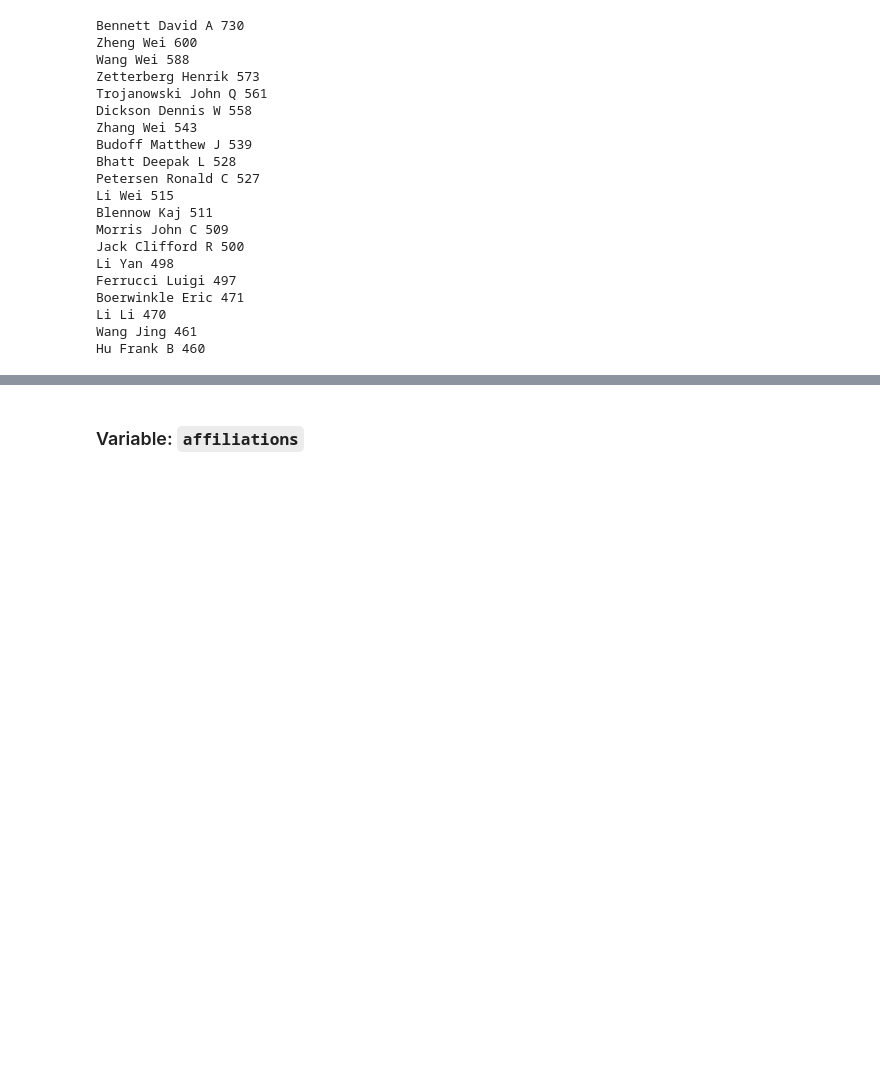
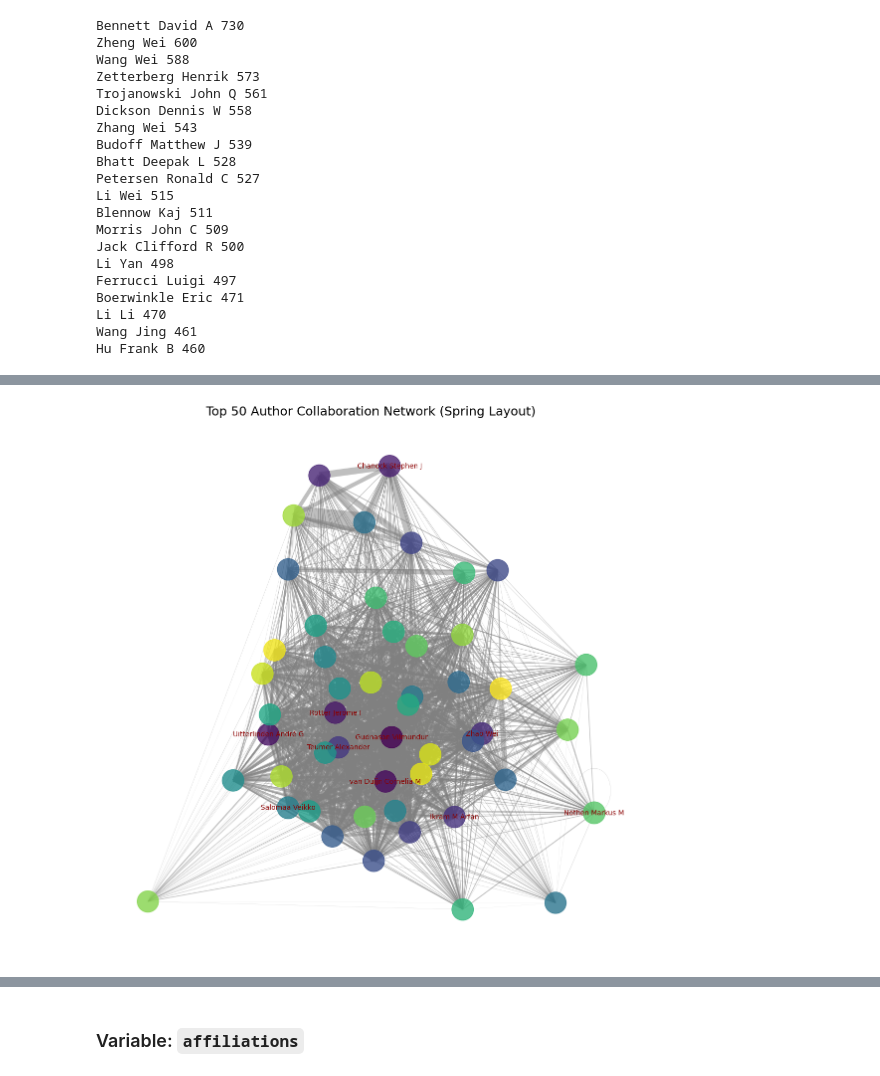
Before and after one commit to mateuszpliszka/PubMedResearch, a Jupyter notebook: 2.EDA_Tokenization.ipynb, the cells around one changed output, grey strips where cells are left out. Cells and saved outputs as stored; diff of their text form; code cells hidden in the pictures; blank space fills up the shorter version.

```diff
--- a/2.EDA_Tokenization.ipynb
+++ b/2.EDA_Tokenization.ipynb
@@ -2860,0 +2953,43 @@ Hu Frank B 460
+# %%
+import matplotlib.pyplot as plt
+import networkx as nx
+
+# Customize node sizes based on degree
+node_sizes = [subgraph.degree[node] * 20 for node in subgraph.nodes]  # Scale size
+node_colors = range(len(subgraph.nodes))  # Gradient color mapping
+
+# Customize edge widths based on weight
+edge_widths = [subgraph[u][v]['weight'] for u, v in subgraph.edges]
+
+# Draw graph with spring layout
+plt.figure(figsize=(14, 14))
+pos = nx.spring_layout(subgraph, seed=42)  # Seed ensures consistent layout
+
+nx.draw_networkx_nodes(
+    subgraph,
+    pos,
+    node_size=node_sizes,
+    node_color=node_colors,
+    cmap=plt.cm.viridis,  # Color map
+    alpha=0.8
+)
+
+nx.draw_networkx_edges(
+    subgraph,
+    pos,
+    width=[w / 10 for w in edge_widths],  # Scale down edge weights
+    alpha=0.5,
+    edge_color="gray"
+)
+
+# Add labels for the top 10 authors
+top_labels = {node: node for node, degree in sorted(subgraph.degree, key=lambda x: x[1], reverse=True)[:10]}
+nx.draw_networkx_labels(
+    subgraph, pos, labels=top_labels, font_size=10, font_color="darkred"
+)
+
+plt.title("Top 50 Author Collaboration Network (Spring Layout)", fontsize=18)
+plt.axis("off")
+plt.show()
+# %% [output]
+[figure, added]
```
Also changed, not shown: parts of 28 cells of this notebook, 10 other files.
